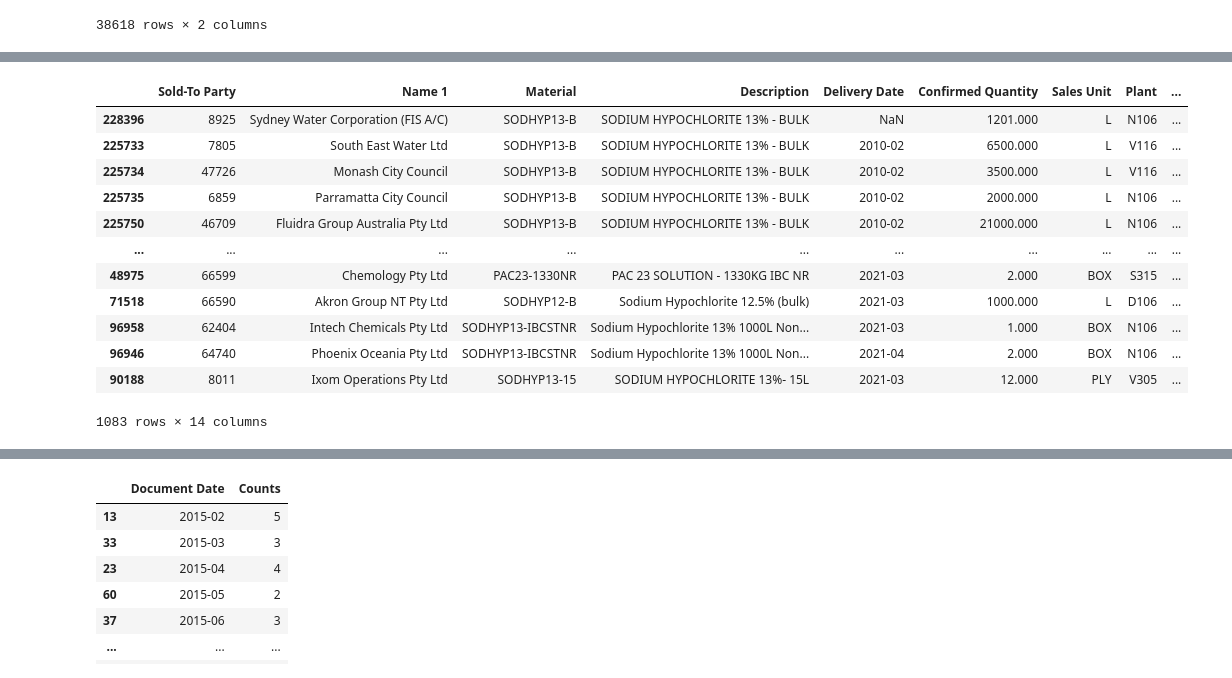
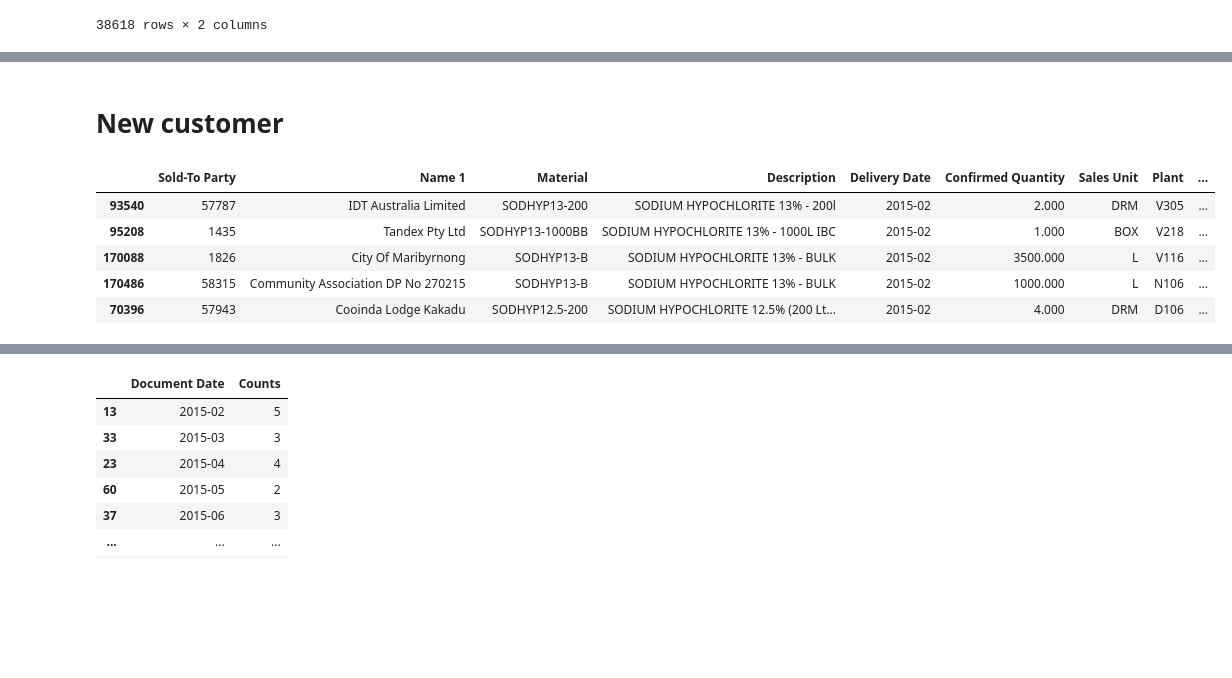
Before and after one commit to yahaod/DS-Project-Group-19, a Jupyter notebook: preprocessing.ipynb, the cells around one changed output, grey strips where cells are left out. Saved outputs shown, nothing was run; the diff lists cells and outputs as text; code cells hidden in the pictures; blank space fills up the shorter version.

Commit message:
new customer for 3 product

```diff
--- a/preprocessing.ipynb
+++ b/preprocessing.ipynb
@@ -223,0 +217,2 @@ merged_table
+# %% [markdown]
+# New customer
@@ -224,21 +232,15 @@ merged_table
 # %%
 # new_customers = merged_table.sort_values(['Delivery Date']).groupby('Sold-To Party')
 new_customers = merged_table.sort_values(['Document Date']).groupby('Sold-To Party').head(1)
-new_customers
+new_customers = new_customers[(new_customers['Document Date'] > '2015-01-01')]
+new_customers.head()
 # %% [output]
 |  | Sold-To Party | Name 1 | Material | Description | Delivery Date | Confirmed Quantity | Sales Unit | Plant | ... |
-| 228396 | 8925 | Sydney Water Corporation (FIS A/C) | SODHYP13-B | SODIUM HYPOCHLORITE 13% - BULK | NaN | 1201.000 | L | N106 | ... |
-| 225733 | 7805 | South East Water Ltd | SODHYP13-B | SODIUM HYPOCHLORITE 13% - BULK | 2010-02 | 6500.000 | L | V116 | ... |
-| 225734 | 47726 | Monash City Council | SODHYP13-B | SODIUM HYPOCHLORITE 13% - BULK | 2010-02 | 3500.000 | L | V116 | ... |
-| 225735 | 6859 | Parramatta City Council | SODHYP13-B | SODIUM HYPOCHLORITE 13% - BULK | 2010-02 | 2000.000 | L | N106 | ... |
-| 225750 | 46709 | Fluidra Group Australia Pty Ltd | SODHYP13-B | SODIUM HYPOCHLORITE 13% - BULK | 2010-02 | 21000.000 | L | N106 | ... |
-| ... | ... | ... | ... | ... | ... | ... | ... | ... | ... |
-| 48975 | 66599 | Chemology Pty Ltd | PAC23-1330NR | PAC 23 SOLUTION - 1330KG IBC NR | 2021-03 | 2.000 | BOX | S315 | ... |
-| 71518 | 66590 | Akron Group NT Pty Ltd | SODHYP12-B | Sodium Hypochlorite 12.5% (bulk) | 2021-03 | 1000.000 | L | D106 | ... |
-| 96958 | 62404 | Intech Chemicals Pty Ltd | SODHYP13-IBCSTNR | Sodium Hypochlorite 13% 1000L Non... | 2021-03 | 1.000 | BOX | N106 | ... |
-| 96946 | 64740 | Phoenix Oceania Pty Ltd | SODHYP13-IBCSTNR | Sodium Hypochlorite 13% 1000L Non... | 2021-04 | 2.000 | BOX | N106 | ... |
-| 90188 | 8011 | Ixom Operations Pty Ltd | SODHYP13-15 | SODIUM HYPOCHLORITE 13%- 15L | 2021-03 | 12.000 | PLY | V305 | ... |
+| 93540 | 57787 | IDT Australia Limited | SODHYP13-200 | SODIUM HYPOCHLORITE 13% - 200l | 2015-02 | 2.000 | DRM | V305 | ... |
+| 95208 | 1435 | Tandex Pty Ltd | SODHYP13-1000BB | SODIUM HYPOCHLORITE 13% - 1000L IBC | 2015-02 | 1.000 | BOX | V218 | ... |
+| 170088 | 1826 | City Of Maribyrnong | SODHYP13-B | SODIUM HYPOCHLORITE 13% - BULK | 2015-02 | 3500.000 | L | V116 | ... |
+| 170486 | 58315 | Community Association DP No 270215 | SODHYP13-B | SODIUM HYPOCHLORITE 13% - BULK | 2015-02 | 1000.000 | L | N106 | ... |
+| 70396 | 57943 | Cooinda Lodge Kakadu | SODHYP12.5-200 | SODIUM HYPOCHLORITE 12.5% (200 Lt... | 2015-02 | 4.000 | DRM | D106 | ... |
-1083 rows × 14 columns
 # %%
 new_customers_state = new_customers.to_csv('new_customers_state.csv', index=False)
 # %%
```
Also changed, not shown: parts of 6 cells of this notebook, 3 other files.
